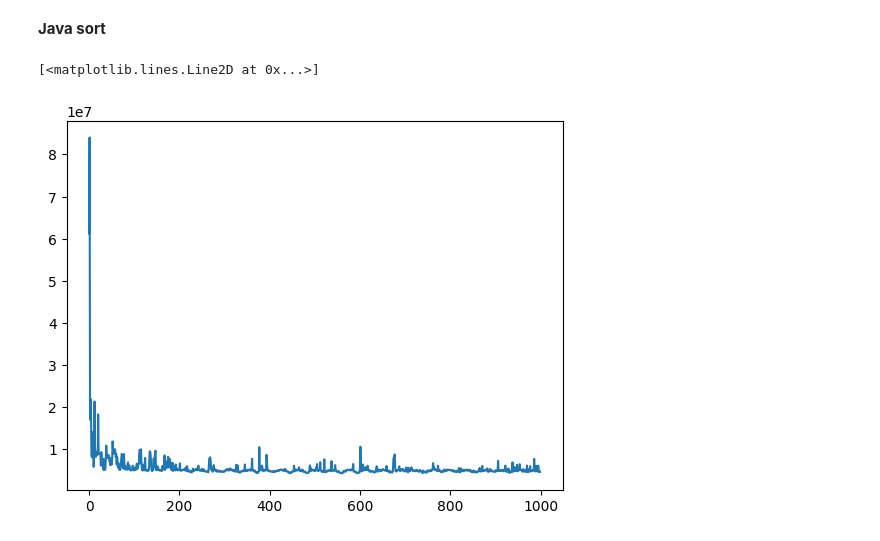
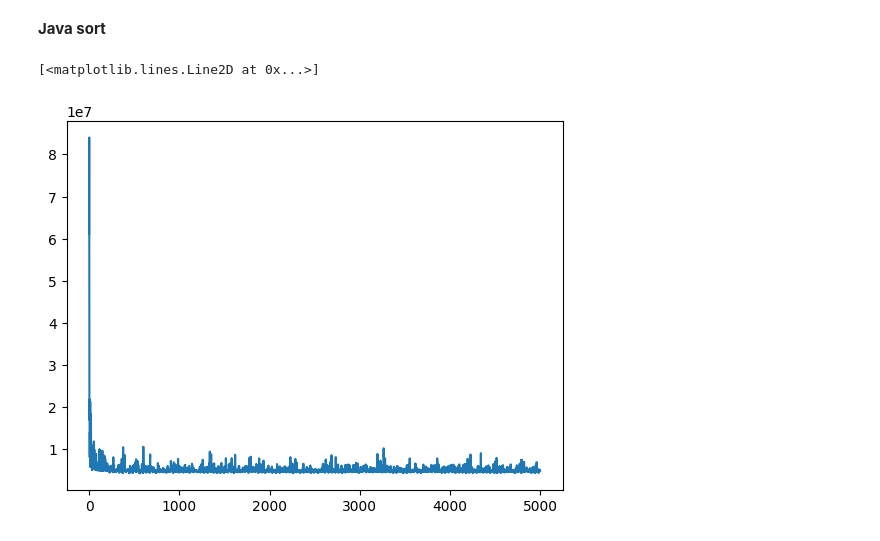
Before and after one commit to manshederstierna/uaps-project, a Jupyter notebook: analyze.ipynb, the cells around one changed output. Drawn from its saved outputs; the diff is of its cells as text; code cells hidden in the pictures.

Commit message:
java analyze sort

```diff
--- a/analyze.ipynb
+++ b/analyze.ipynb
@@ -155,11 +155,11 @@ NormaltestResult(statistic=np.float64(0.7456089872974633), pvalue=np.float64(0.6
 # %% [markdown]
 **Java sort**
 # %%
+#graph sort java
 datafile = r"C:\Users\clara\OneDrive\Dokument\LTH\Utvärdering_av_programvarusystem\uaps-project\java_sort_times.txt"
 
 data = pd.read_csv(datafile, delimiter=",")
-data = data.iloc[0:1000]
 plt.plot(range(data.shape[0]),data["time"])
 # %% [output]
 [<matplotlib.lines.Line2D at 0x...>]
-[figure, old version]
+[figure, new version]
```
Also changed, not shown: parts of 4 cells of this notebook, 1 other file.
